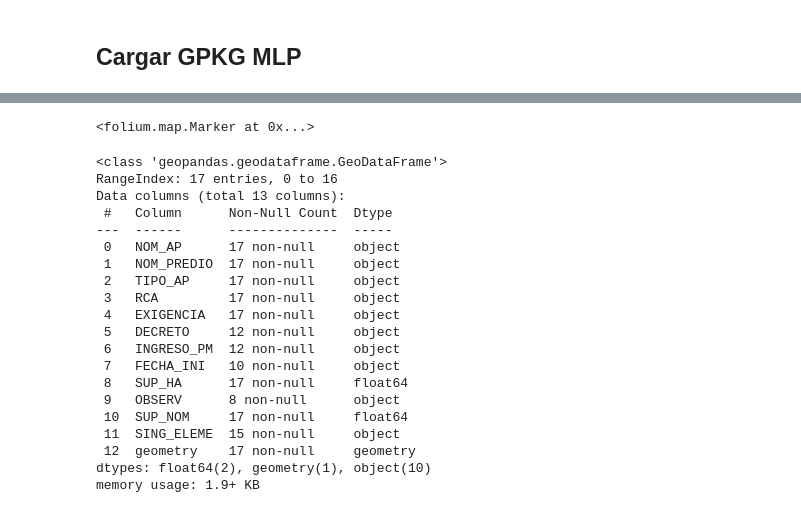
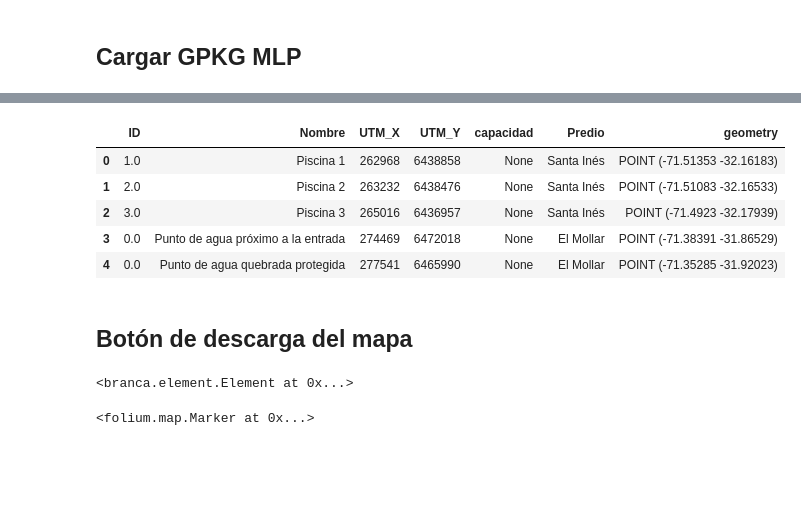
Before and after one commit to crisbebop/AP_MLP_pilot, a Jupyter notebook: ap_mlp_piloto.ipynb, the cells around one changed output, grey strips where cells are left out. Drawn from its saved outputs; the diff is of its cells as text; code cells hidden in the pictures; blank space fills up the shorter version.

Commit message:
Se agrega botón de descarga de archivo, capa de helipuerto, kmz de los archivos disponibles, actualización de posición de título, popup con coordenadas puntos de agua

```diff
--- a/ap_mlp_piloto.ipynb
+++ b/ap_mlp_piloto.ipynb
@@ -138,4 +162,54 @@ folium.LayerControl().add_to(mapa)
 <folium.map.LayerControl at 0x...>
+# %%
+# redondear a 0 decimales UTM_X y UTM_Y
+gdf_water['UTM_X'] = gdf_water['UTM_X'].astype(int)
+gdf_water['UTM_Y'] = gdf_water['UTM_Y'].astype(int)
+# %%
+gdf_water.head()
+# %% [output]
+|  | ID | Nombre | UTM_X | UTM_Y | capacidad | Predio | geometry |
+| 0 | 1.0 | Piscina 1 | 262968 | 6438858 | None | Santa Inés | POINT (-71.51353 -32.16183) |
+| 1 | 2.0 | Piscina 2 | 263232 | 6438476 | None | Santa Inés | POINT (-71.51083 -32.16533) |
+| 2 | 3.0 | Piscina 3 | 265016 | 6436957 | None | Santa Inés | POINT (-71.4923 -32.17939) |
+| 3 | 0.0 | Punto de agua próximo a la entrada | 274469 | 6472018 | None | El Mollar | POINT (-71.38391 -31.86529) |
+| 4 | 0.0 | Punto de agua quebrada protegida | 277541 | 6465990 | None | El Mollar | POINT (-71.35285 -31.92023) |
+# %% [markdown]
+## Botón de descarga del mapa
+# %%
+# Botón de descarga en el mapa
+download_button = '''
+    <div style="position: fixed;
+                top: 1050px; right: 10px;
+                z-index:9999;
+                background-color:white;
+                padding:10px;
+                border-radius:5px;">
+        <label for="layer-select">Seleccionar capa:</label>
+        <select id="layer-select">
+            <option value="protected_areas">Áreas Protegidas</option>
+            <option value="water_points">Puntos de Agua</option>
+        </select>
+        <button onclick="downloadLayer()">Descargar KMZ</button>
+    </div>
+
+    <script>
+        function downloadLayer() {
+            var layer = document.getElementById('layer-select').value;
+            var url = '';
+            if (layer === 'protected_areas') {
+                url = './data/KMZ/PROTECTED_AREAS_V4.kmz';
+            } else if (layer === 'water_points') {
+                url = './data/KMZ/puntos_agua.kmz';
+            }
+            window.open(url, '_blank');
+        }
+    </script>
+'''
+
+# Añadir el botón al mapa
+mapa.get_root().html.add_child(folium.Element(download_button))
+# %% [output]
+<branca.element.Element at 0x...>
 # %%
 # Agregar un título al mapa usando HTML en el cuerpo del mapa
 title_html = '''
@@ -165,26 +239,3 @@ mapa.save("mapa_inicial.html")
-# %%
-gdf.info()
-# %% [output]
-<class 'geopandas.geodataframe.GeoDataFrame'>
-RangeIndex: 17 entries, 0 to 16
-Data columns (total 13 columns):
- #   Column      Non-Null Count  Dtype
----  ------      --------------  -----
- 0   NOM_AP      17 non-null     object
- 1   NOM_PREDIO  17 non-null     object
- 2   TIPO_AP     17 non-null     object
- 3   RCA         17 non-null     object
- 4   EXIGENCIA   17 non-null     object
- 5   DECRETO     12 non-null     object
- 6   INGRESO_PM  12 non-null     object
- 7   FECHA_INI   10 non-null     object
- 8   SUP_HA      17 non-null     float64
- 9   OBSERV      8 non-null      object
- 10  SUP_NOM     17 non-null     float64
- 11  SING_ELEME  15 non-null     object
- 12  geometry    17 non-null     geometry
-dtypes: float64(2), geometry(1), object(10)
-memory usage: 1.9+ KB
 # %%
 # Ver mapa
 mapa
```
Also changed, not shown: parts of 6 cells of this notebook, 15 other files.
